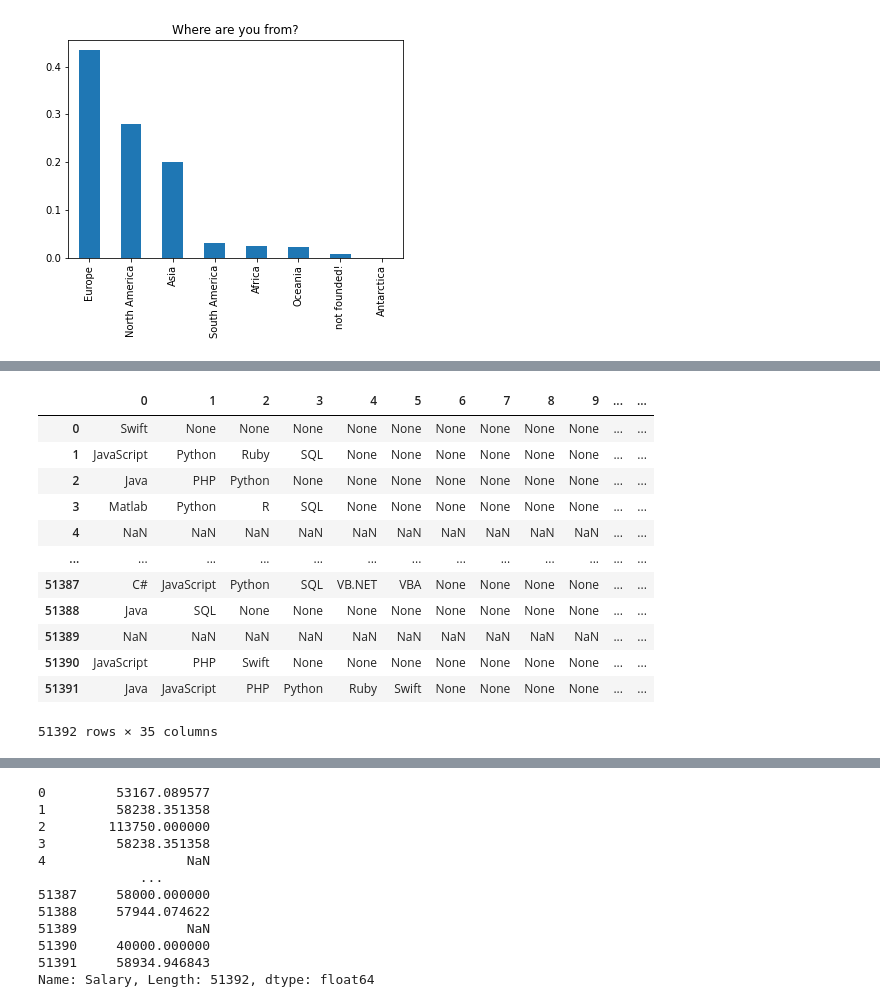
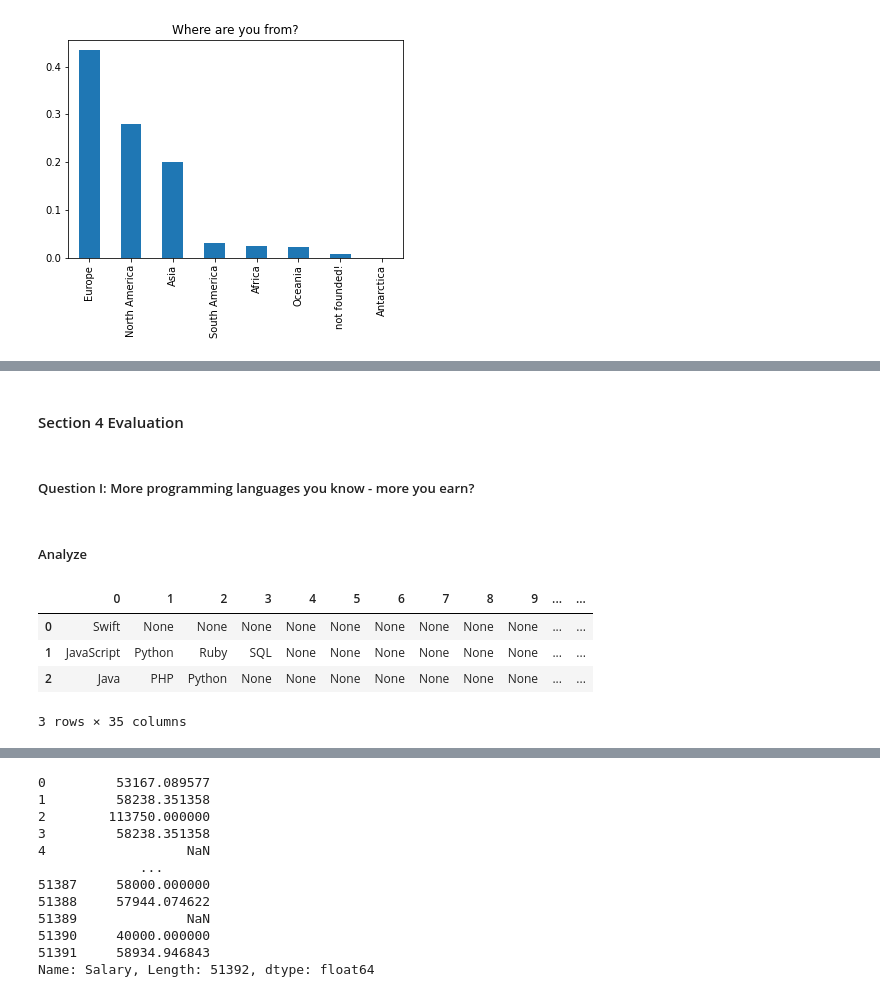
Before and after one commit to ewelinaLG/Udacity, a Jupyter notebook: Blog_post.ipynb, the cells around one changed output, grey strips where cells are left out. Drawn from its saved outputs; the diff is of its cells as text; code cells hidden in the pictures.

```diff
--- a/Blog_post.ipynb
+++ b/Blog_post.ipynb
@@ -232,17 +151,18 @@ df[['HaveWorkedLanguage', 'NumberLanguageWorked']]
+# %% [markdown]
+#### Section 4 Evaluation
+# %% [markdown]
+##### Question I: More programming languages you know - more you earn?
+# %% [markdown]
+##### Analyze
+# %%
+df_q1=df.copy()
 # %%
-df["HaveWorkedLanguage"].str.split(';', expand=True)
+# testing: add each programing language to separate column
+df_q1["HaveWorkedLanguage"].str.split(';', expand=True).head(3)
 # %% [output]
 |  | 0 | 1 | 2 | 3 | 4 | 5 | 6 | 7 | 8 | 9 | ... | ... |
 | 0 | Swift | None | None | None | None | None | None | None | None | None | ... | ... |
 | 1 | JavaScript | Python | Ruby | SQL | None | None | None | None | None | None | ... | ... |
 | 2 | Java | PHP | Python | None | None | None | None | None | None | None | ... | ... |
-| 3 | Matlab | Python | R | SQL | None | None | None | None | None | None | ... | ... |
-| 4 | NaN | NaN | NaN | NaN | NaN | NaN | NaN | NaN | NaN | NaN | ... | ... |
-| ... | ... | ... | ... | ... | ... | ... | ... | ... | ... | ... | ... | ... |
-| 51387 | C# | JavaScript | Python | SQL | VB.NET | VBA | None | None | None | None | ... | ... |
-| 51388 | Java | SQL | None | None | None | None | None | None | None | None | ... | ... |
-| 51389 | NaN | NaN | NaN | NaN | NaN | NaN | NaN | NaN | NaN | NaN | ... | ... |
-| 51390 | JavaScript | PHP | Swift | None | None | None | None | None | None | None | ... | ... |
-| 51391 | Java | JavaScript | PHP | Python | Ruby | Swift | None | None | None | None | ... | ... |
-51392 rows × 35 columns
+3 rows × 35 columns
 # %%
```
Also changed, not shown: parts of 92 cells of this notebook.
